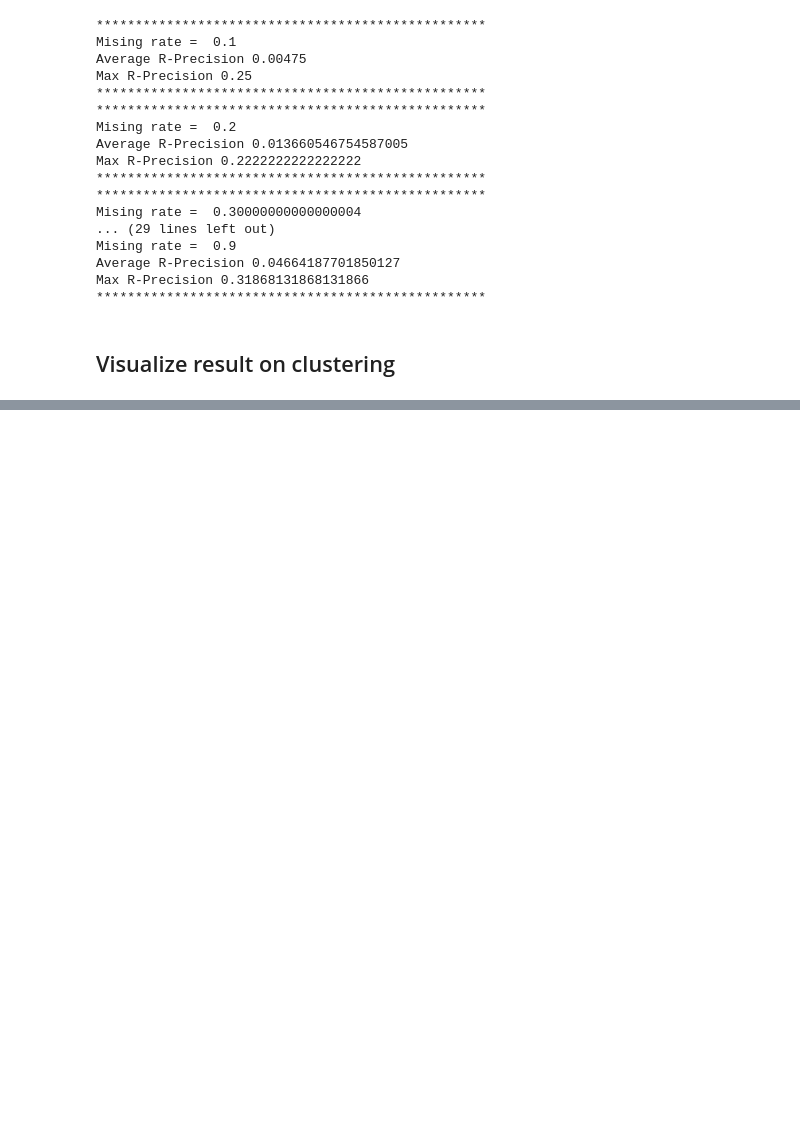
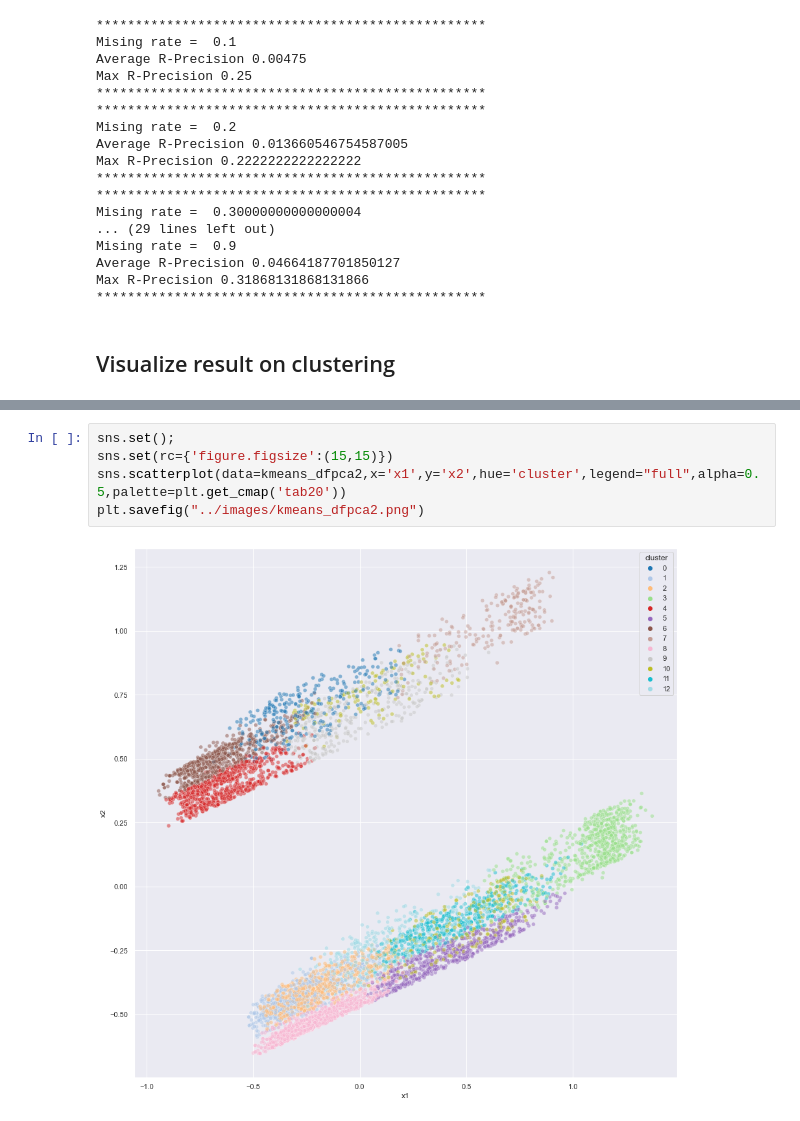
Before and after one commit to t3bol90/Automatic-Music-Playlist-Continuation, a Jupyter notebook: source/model/k_means.ipynb, the cells around one changed output, grey strips where cells are left out. Saved outputs shown, nothing was run; the diff lists cells and outputs as text; blank space fills up the shorter version.

```diff
--- a/source/model/k_means.ipynb
+++ b/source/model/k_means.ipynb
@@ -630,0 +638,7 @@ kmeans_dftsne, kmeans_dfpca2 = visualized_cluster_result(scaled_pd_full_test,lab
+# %%
+sns.set();
+sns.set(rc={'figure.figsize':(15,15)})
+sns.scatterplot(data=kmeans_dfpca2,x='x1',y='x2',hue='cluster',legend="full",alpha=0.5,palette=plt.get_cmap('tab20'))
+plt.savefig("../images/kmeans_dfpca2.png")
+# %% [output]
+[figure, added]
```
Also changed, not shown: parts of 3 cells of this notebook, 1 other file.
